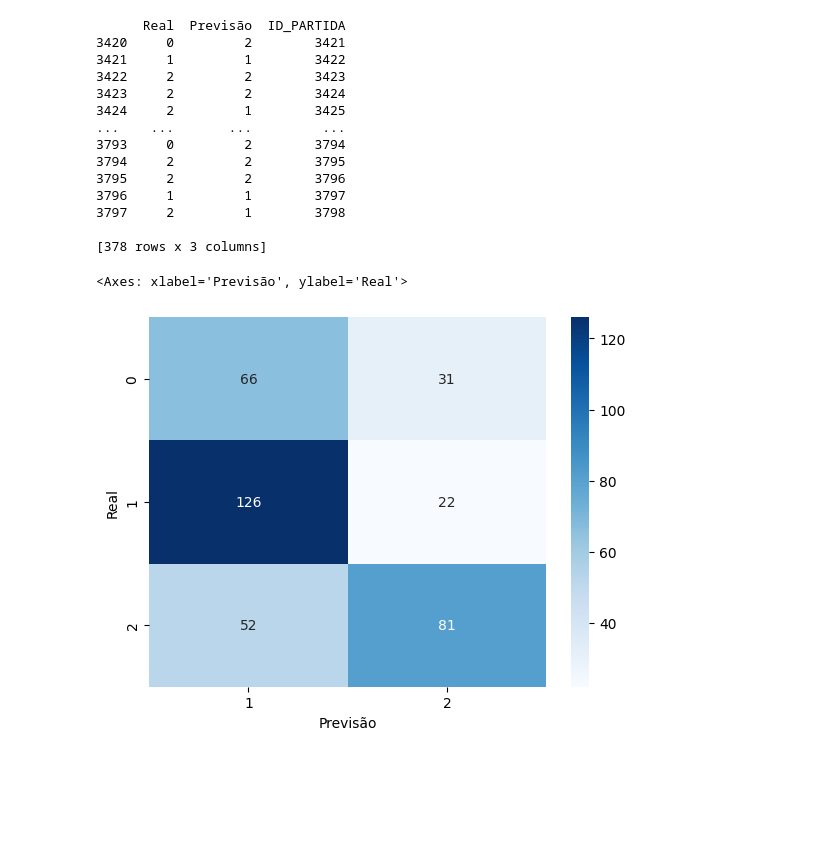
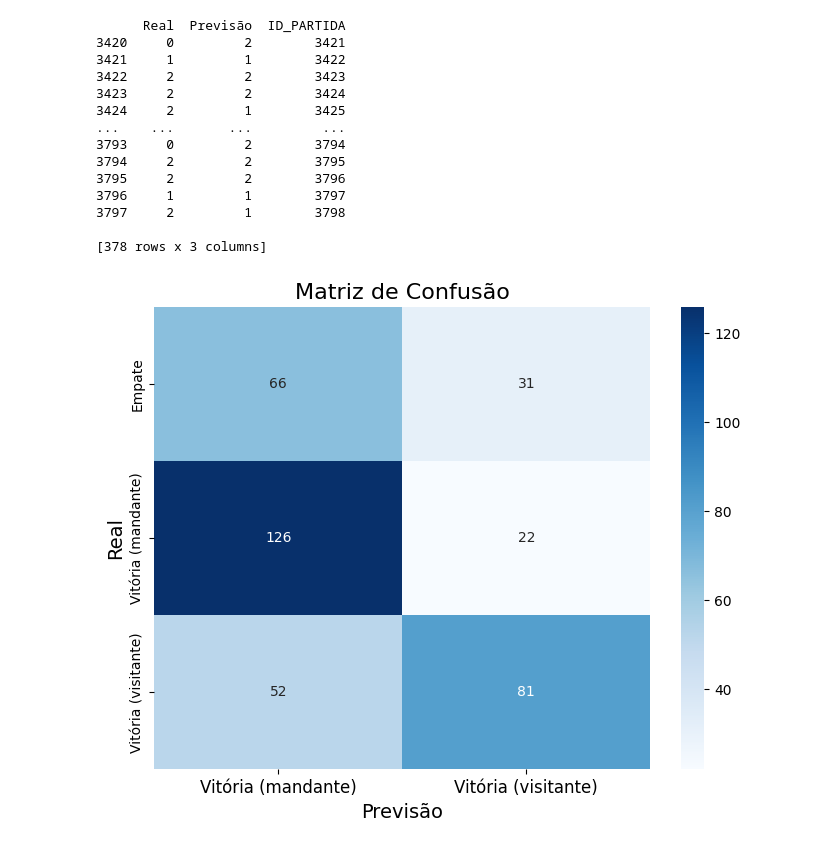
Before and after one commit to alanimpacta/Blevers-TCC, a Jupyter notebook: tcc_modelo_seriea_v1.ipynb, the cells around one changed output. Saved outputs shown, nothing was run; the diff lists cells and outputs as text; code cells hidden in the pictures; blank space fills up the shorter version.

```diff
--- a/tcc_modelo_seriea_v1.ipynb
+++ b/tcc_modelo_seriea_v1.ipynb
@@ -20,7 +20,7 @@ drive.mount('/content/drive')
 Drive already mounted at /content/drive; to attempt to forcibly remount, call drive.mount("/content/drive", force_remount=True).
 # %%
 # Lendo os dados da tabela
-df = pd.read_csv('/content/drive/MyDrive/Bases de dados - TCC/base_de_dados_tcc_tratada_v2.csv', low_memory=False)
+df = pd.read_csv('/content/drive/MyDrive/tcc/base_de_dados_tcc_tratada_v2.csv', low_memory=False)
 df.head()
 # %% [output]
 |  | League | Home | Away | INC | Round | Date | Temporada | Time | H_Score | A_Score | ... | ... |
@@ -247,14 +234,26 @@ print(df)
 3797     2         1        3798
 
 [378 rows x 3 columns]
-# %%
-#confusion Matrix
-
-df = pd.DataFrame(df,columns = ['Real','Previsão'])
-
-cf_matrix = pd.crosstab(df['Real'], df['Previsão'], rownames = ['Real'] , colnames = ['Previsão'])
-
-sns.heatmap(cf_matrix, annot = True, cmap = 'Blues', fmt = 'g')
-# %% [output]
-<Axes: xlabel='Previsão', ylabel='Real'>
-[figure, removed]
+# %%
+df_filtered = df[df['Real'] != -1]
+
+# Gerar a matriz de confusão
+cf_matrix = pd.crosstab(df_filtered['Real'], df_filtered['Previsão'], rownames=['Real'], colnames=['Previsão'])
+
+# Plotar a matriz de confusão com labels personalizadas
+plt.figure(figsize=(8, 6))
+ax = sns.heatmap(cf_matrix, annot=True, cmap='Blues', fmt='g')
+
+# Alterar as labels dos eixos
+ax.set_xticklabels(['Vitória (mandante)', 'Vitória (visitante)'], fontsize=12)
+ax.set_yticklabels(['Empate', 'Vitória (mandante)', 'Vitória (visitante)'], fontsize=10)
+
+# Adicionar títulos e nomes nos eixos
+plt.title('Matriz de Confusão', fontsize=16)
+plt.xlabel('Previsão', fontsize=14)
+plt.ylabel('Real', fontsize=14)
+
+# Exibir o gráfico
+plt.show()
+# %% [output]
+[figure, added]
```
Also changed, not shown: parts of 4 cells of this notebook, 10 other files.
